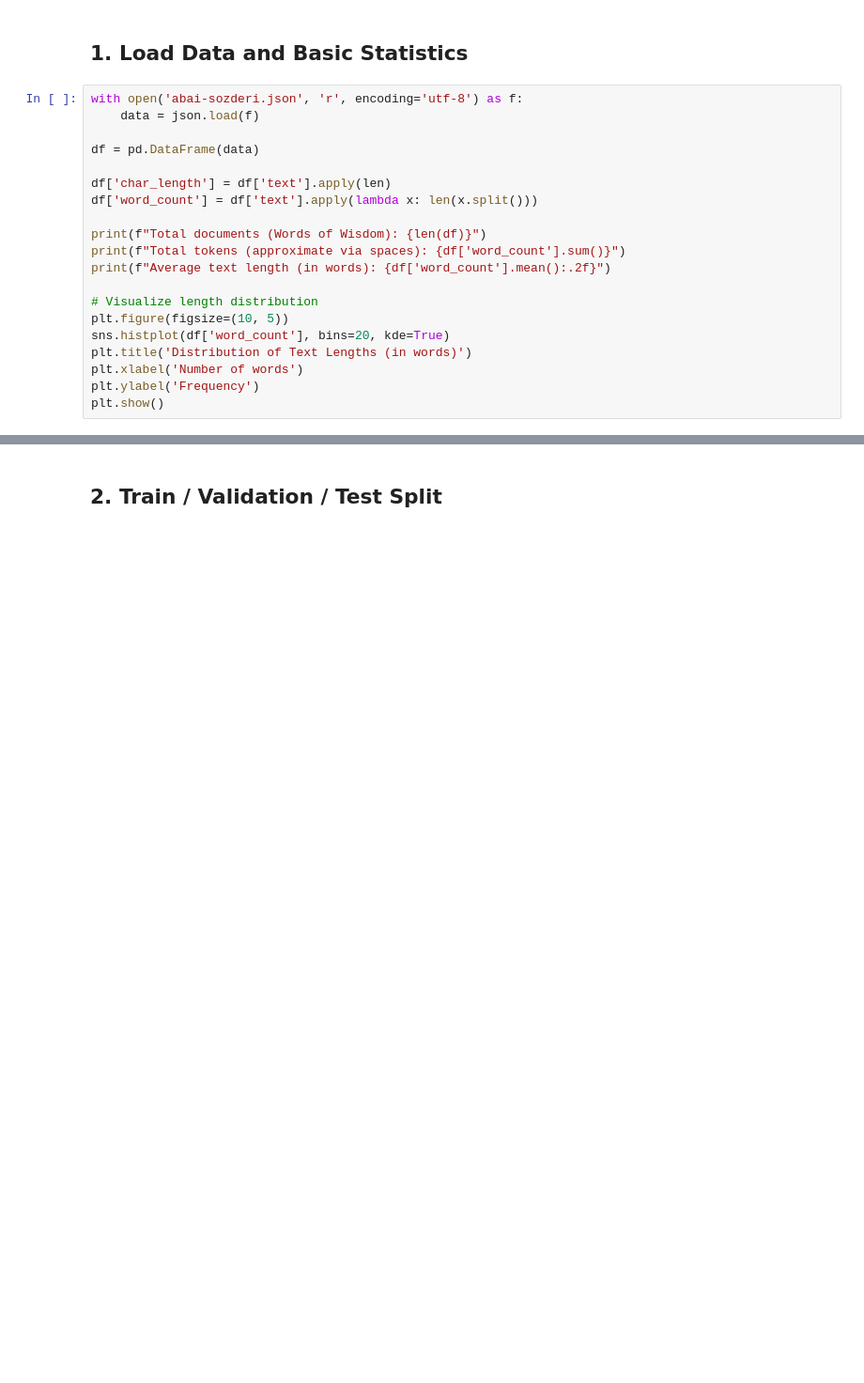
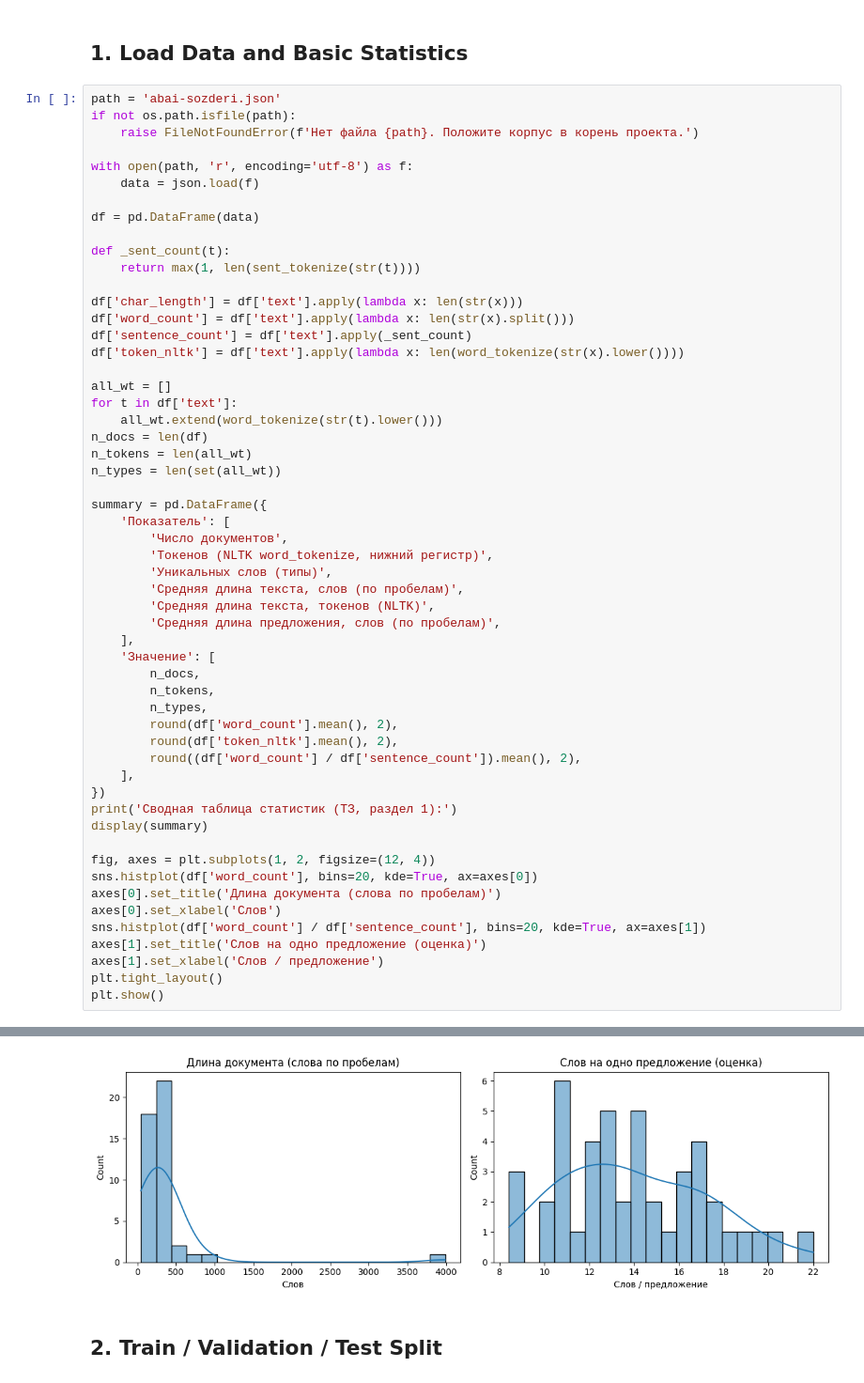
Before and after one commit to sholak012/ML, a Jupyter notebook: 1_data_analysis_preprocessing.ipynb, the cells around one changed output, grey strips where cells are left out. Shown at 94% size. Saved outputs shown, nothing was run; the diff lists cells and outputs as text; blank space fills up the shorter version.

Commit message:
Update project documentation, error analysis and scripts

```diff
--- a/1_data_analysis_preprocessing.ipynb
+++ b/1_data_analysis_preprocessing.ipynb
@@ -26,22 +40,58 @@ bpe_tokenizer = AutoTokenizer.from_pretrained('google/mt5-small')
 # %% [markdown]
 ## 1. Load Data and Basic Statistics
-# %%
-with open('abai-sozderi.json', 'r', encoding='utf-8') as f:
-    data = json.load(f)
-
-df = pd.DataFrame(data)
-
-df['char_length'] = df['text'].apply(len)
-df['word_count'] = df['text'].apply(lambda x: len(x.split()))
-
-print(f"Total documents (Words of Wisdom): {len(df)}")
-print(f"Total tokens (approximate via spaces): {df['word_count'].sum()}")
-print(f"Average text length (in words): {df['word_count'].mean():.2f}")
-
-# Visualize length distribution
-plt.figure(figsize=(10, 5))
-sns.histplot(df['word_count'], bins=20, kde=True)
-plt.title('Distribution of Text Lengths (in words)')
-plt.xlabel('Number of words')
-plt.ylabel('Frequency')
-plt.show()
+# %%
+path = 'abai-sozderi.json'
+if not os.path.isfile(path):
+    raise FileNotFoundError(f'Нет файла {path}. Положите корпус в корень проекта.')
+
+with open(path, 'r', encoding='utf-8') as f:
+    data = json.load(f)
+
+df = pd.DataFrame(data)
+
+def _sent_count(t):
+    return max(1, len(sent_tokenize(str(t))))
+
+df['char_length'] = df['text'].apply(lambda x: len(str(x)))
+df['word_count'] = df['text'].apply(lambda x: len(str(x).split()))
+df['sentence_count'] = df['text'].apply(_sent_count)
+df['token_nltk'] = df['text'].apply(lambda x: len(word_tokenize(str(x).lower())))
+
+all_wt = []
+for t in df['text']:
+    all_wt.extend(word_tokenize(str(t).lower()))
+n_docs = len(df)
+n_tokens = len(all_wt)
+n_types = len(set(all_wt))
+
+summary = pd.DataFrame({
+    'Показатель': [
+        'Число документов',
+        'Токенов (NLTK word_tokenize, нижний регистр)',
+        'Уникальных слов (типы)',
+        'Средняя длина текста, слов (по пробелам)',
+        'Средняя длина текста, токенов (NLTK)',
+        'Средняя длина предложения, слов (по пробелам)',
+    ],
+    'Значение': [
+        n_docs,
+        n_tokens,
+        n_types,
+        round(df['word_count'].mean(), 2),
+        round(df['token_nltk'].mean(), 2),
+        round((df['word_count'] / df['sentence_count']).mean(), 2),
+    ],
+})
+print('Сводная таблица статистик (ТЗ, раздел 1):')
+display(summary)
+
+fig, axes = plt.subplots(1, 2, figsize=(12, 4))
+sns.histplot(df['word_count'], bins=20, kde=True, ax=axes[0])
+axes[0].set_title('Длина документа (слова по пробелам)')
+axes[0].set_xlabel('Слов')
+sns.histplot(df['word_count'] / df['sentence_count'], bins=20, kde=True, ax=axes[1])
+axes[1].set_title('Слов на одно предложение (оценка)')
+axes[1].set_xlabel('Слов / предложение')
+plt.tight_layout()
+plt.show()
+# %% [output]
@@ -48,3 +106,4 @@ plt.show()
+[figure, added]
 # %% [markdown]
 ## 2. Train / Validation / Test Split
 # %%
```
Also changed, not shown: parts of 13 cells of this notebook, 17 other files.
